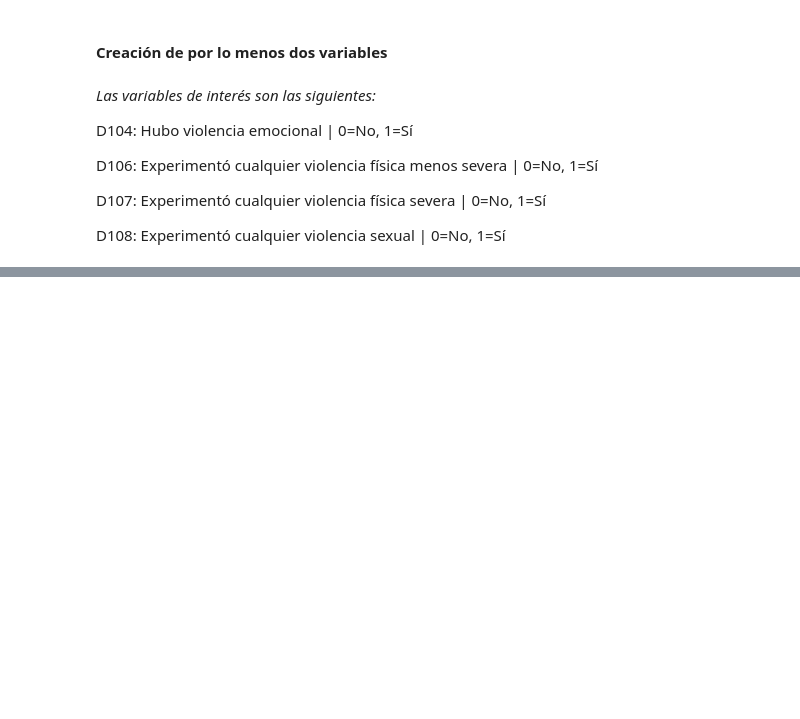
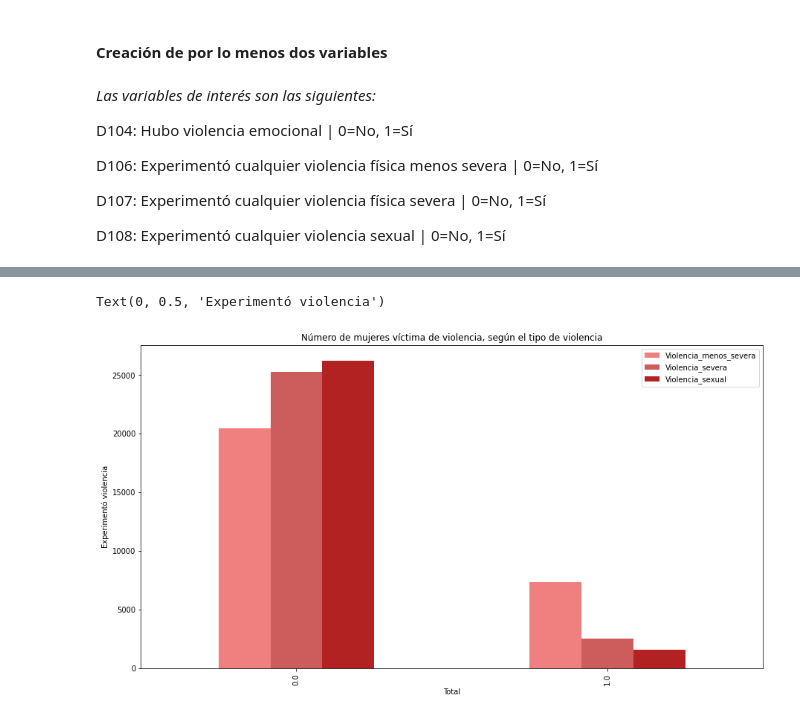
Before and after one commit to SandraMartinezGutierrez/trabajo_final, a Jupyter notebook: trabajo.ipynb, the cells around one changed output, grey strips where cells are left out. Saved outputs shown, nothing was run; the diff lists cells and outputs as text; code cells hidden in the pictures; blank space fills up the shorter version.

```diff
--- a/trabajo.ipynb
+++ b/trabajo.ipynb
@@ -200,0 +237,18 @@ Name: y, dtype: Int64
+# %%
+tot_D106 = data_final.groupby('D106')['D106'].count()
+tot_D106=tot_D106.rename(None).to_frame().reset_index()
+tot_D106.columns=['Victima','Violencia_menos_severa']
+
+tot_D107 = data_final.groupby('D107')['D107'].count()
+tot_D107=tot_D107.rename(None).to_frame().reset_index()
+tot_D107.columns=['Victima','Violencia_severa']
+
+tot_D108 = data_final.groupby('D108')['D108'].count()
+tot_D108=tot_D108.rename(None).to_frame().reset_index()
+tot_D108.columns=['Victima','Violencia_sexual']
+
+tab_plot = pd.merge(tot_D106, tot_D107, on='Victima', how='left')
+tab_plot = pd.merge(tab_plot, tot_D108, on='Victima', how='left')
+tab_plot['Victima'] = tab_plot.Victima.astype(str)
+
+tab_plot = tab_plot.set_index('Victima')
@@ -200,0 +262,11 @@ Name: y, dtype: Int64
+# %%
+tab_plot.plot(kind="bar",figsize=(15, 8), color = ['lightcoral','indianred','firebrick'])
+
+plt.title("Número de mujeres víctima de violencia, según el tipo de violencia")
+
+plt.xlabel("Total")
+
+plt.ylabel("Experimentó violencia")
+# %% [output]
+Text(0, 0.5, 'Experimentó violencia')
+[figure, added]
```
Also changed, not shown: parts of 12 cells of this notebook.
